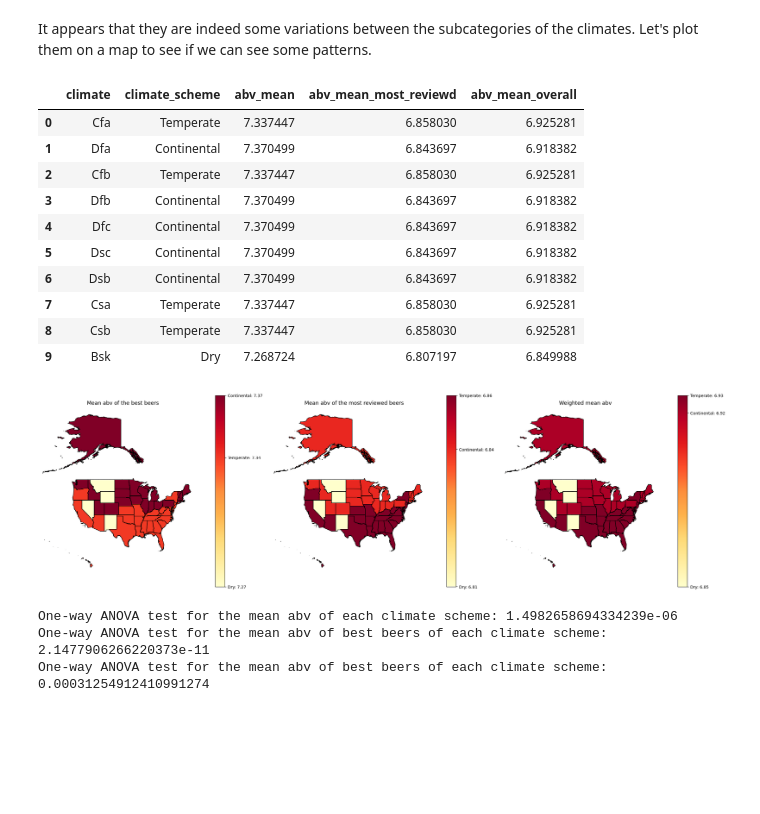
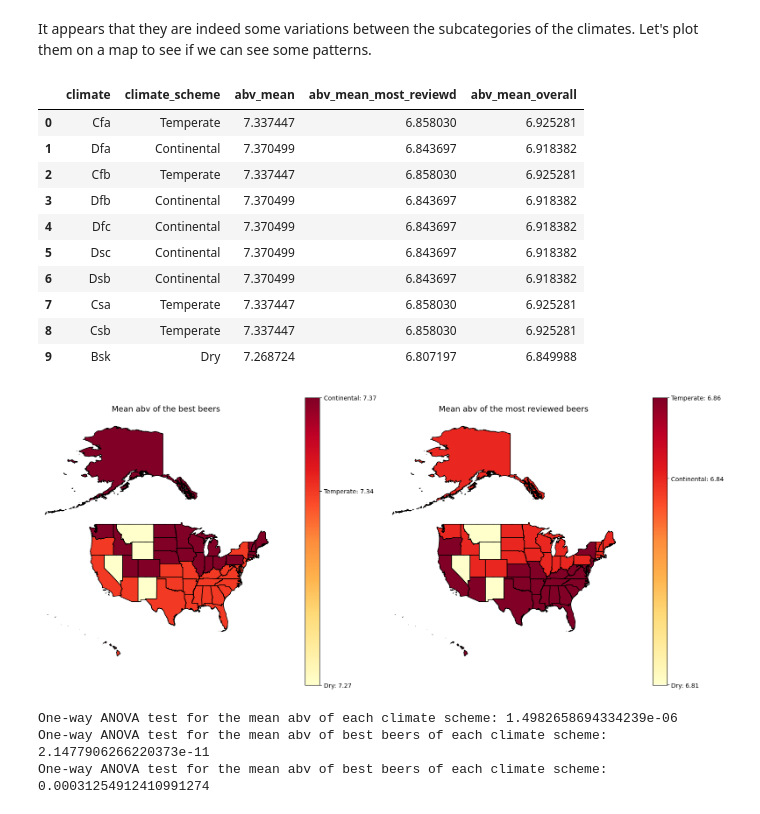
Before and after one commit to epfl-ada/ada-2023-project-riskybiscuits, a Jupyter notebook: sections_notebooks/abv_and_climate.ipynb, the cells around one changed output. Saved outputs shown, nothing was run; the diff lists cells and outputs as text; code cells hidden in the pictures; blank space fills up the shorter version.

Commit message:
Update plots

```diff
--- a/sections_notebooks/abv_and_climate.ipynb
+++ b/sections_notebooks/abv_and_climate.ipynb
@@ -489,37 +489,36 @@ climate_names["abv_mean_most_reviewd"] = climate_names["climate_scheme"].map(
 )
 
 # in the fifth the average abv of all the beers for each climate scheme
 climate_names["abv_mean_overall"] = climate_names["climate_scheme"].map(
     mean_abv_weighted
 )
 
 display(climate_names)
 
 plot_climate_multiple_stats(
     climate_names,
-    columns=["abv_mean", "abv_mean_most_reviewd", "abv_mean_overall"],
+    columns=["abv_mean", "abv_mean_most_reviewd"],
     titles=[
         "Mean abv of the best beers",
         "Mean abv of the most reviewed beers",
-        "Weighted mean abv",
     ],
-    column_ticks=["climate_scheme", "climate_scheme", "climate_scheme"],
+    column_ticks=["climate_scheme", "climate_scheme"],
     cmap_name="YlOrRd",
     separate_colorbars=True,
 )
 # %% [output]
 |  | climate | climate_scheme | abv_mean | abv_mean_most_reviewd | abv_mean_overall |
 | 0 | Cfa | Temperate | 7.337447 | 6.858030 | 6.925281 |
 | 1 | Dfa | Continental | 7.370499 | 6.843697 | 6.918382 |
 | 2 | Cfb | Temperate | 7.337447 | 6.858030 | 6.925281 |
 | 3 | Dfb | Continental | 7.370499 | 6.843697 | 6.918382 |
 | 4 | Dfc | Continental | 7.370499 | 6.843697 | 6.918382 |
 | 5 | Dsc | Continental | 7.370499 | 6.843697 | 6.918382 |
 | 6 | Dsb | Continental | 7.370499 | 6.843697 | 6.918382 |
 | 7 | Csa | Temperate | 7.337447 | 6.858030 | 6.925281 |
 | 8 | Csb | Temperate | 7.337447 | 6.858030 | 6.925281 |
 | 9 | Bsk | Dry | 7.268724 | 6.807197 | 6.849988 |
-[figure, old version]
+[figure, new version]
 # %%
 # One-way ANOVA test for the mean abv of each climate scheme
 res = stats.f_oneway(
```
Also changed, not shown: parts of 2 cells of this notebook.
